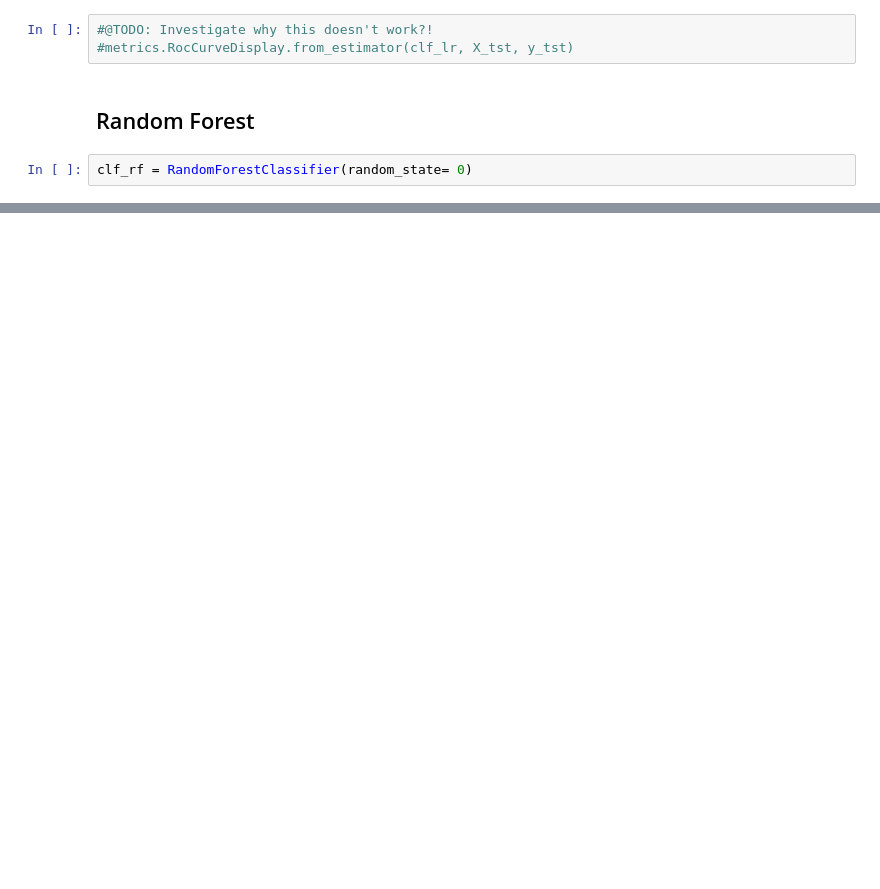
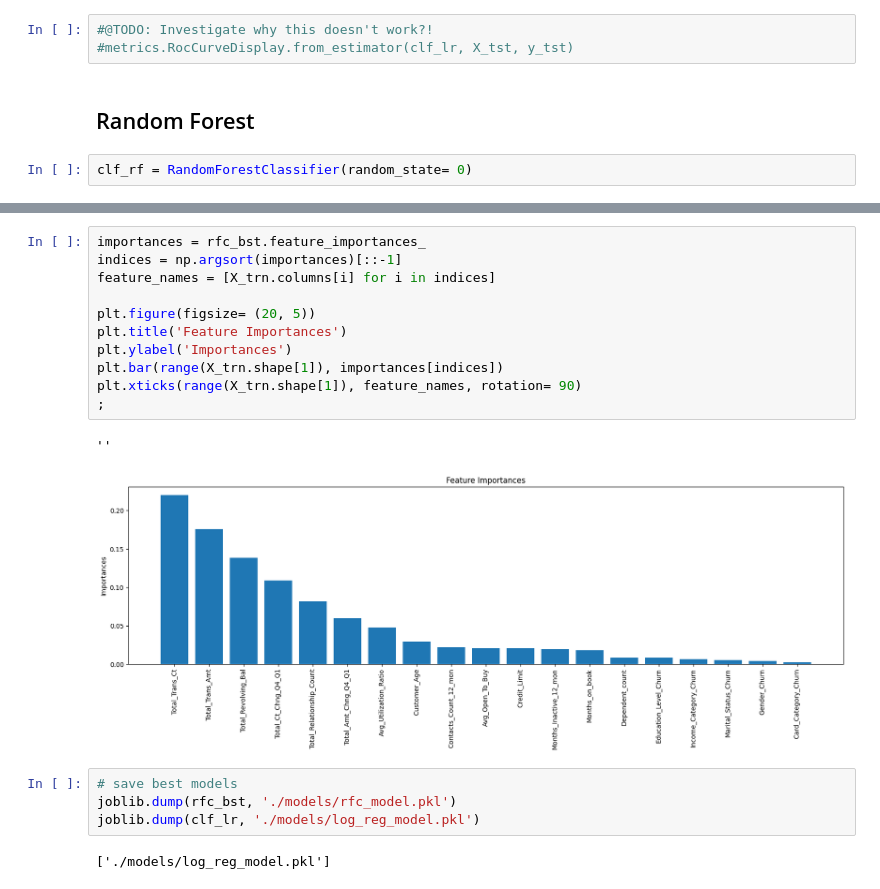
Before and after one commit to heschmat/ML-Exploration-Kit, a Jupyter notebook: customer_churn_clean_code/customer_churn.ipynb, the cells around one changed output, grey strips where cells are left out. Cells and saved outputs as stored; diff of their text form; blank space fills up the shorter version.

```diff
--- a/customer_churn_clean_code/customer_churn.ipynb
+++ b/customer_churn_clean_code/customer_churn.ipynb
@@ -221,0 +276,20 @@ clf_rf = RandomForestClassifier(random_state= 0)
+# %%
+importances = rfc_bst.feature_importances_
+indices = np.argsort(importances)[::-1]
+feature_names = [X_trn.columns[i] for i in indices]
+
+plt.figure(figsize= (20, 5))
+plt.title('Feature Importances')
+plt.ylabel('Importances')
+plt.bar(range(X_trn.shape[1]), importances[indices])
+plt.xticks(range(X_trn.shape[1]), feature_names, rotation= 90)
+;
+# %% [output]
+''
+[figure, added]
+# %%
+# save best models
+joblib.dump(rfc_bst, './models/rfc_model.pkl')
+joblib.dump(clf_lr, './models/log_reg_model.pkl')
+# %% [output]
+['./models/log_reg_model.pkl']
```
Also changed, not shown: parts of 10 cells of this notebook.
